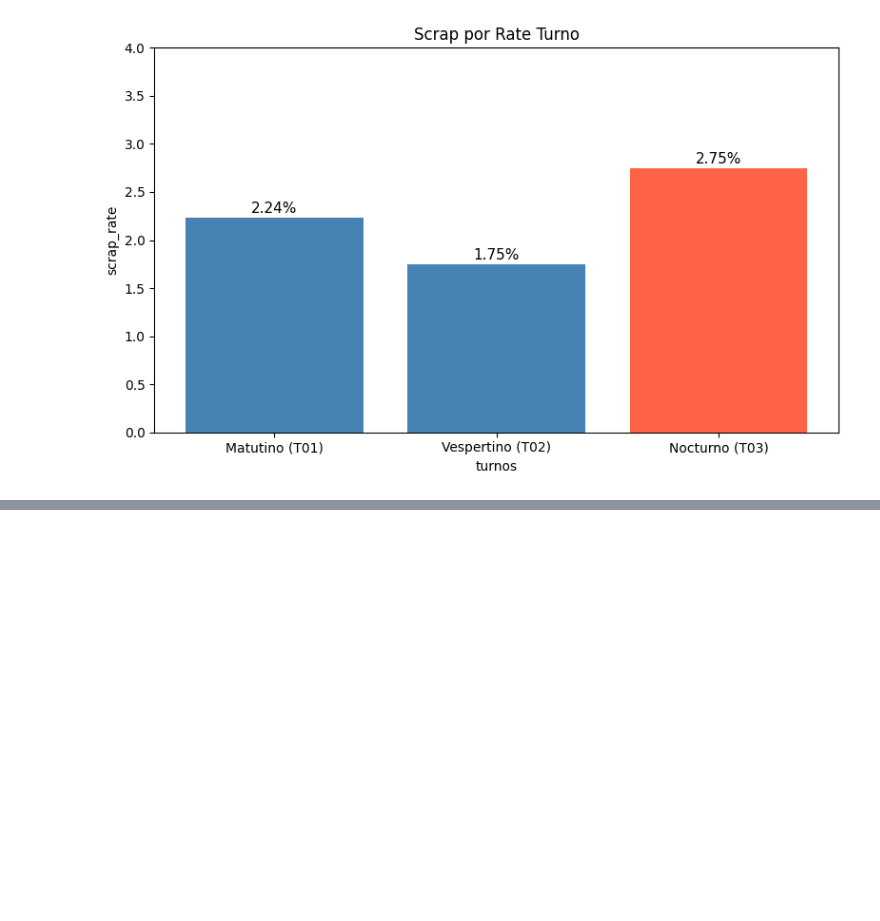
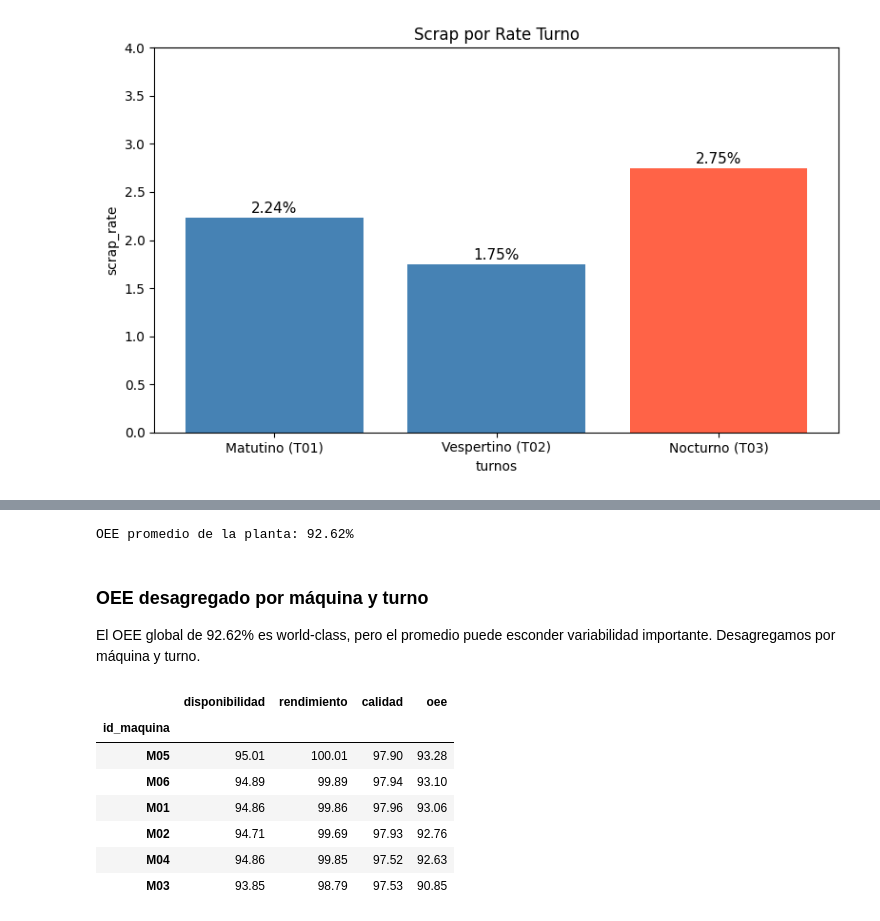
Before and after one commit to alevazto1-dev/portfolio-manufacturing-analytics, a Jupyter notebook: 01_proyecto_automotriz/notebooks/01_exploracion_inicial.ipynb, the cells around one changed output, grey strips where cells are left out. Drawn from its saved outputs; the diff is of its cells as text; code cells hidden in the pictures; blank space fills up the shorter version.

Commit message:
feat(automotriz): calculo OEE por maquina y turno con correccion de rendimiento

```diff
--- a/01_proyecto_automotriz/notebooks/01_exploracion_inicial.ipynb
+++ b/01_proyecto_automotriz/notebooks/01_exploracion_inicial.ipynb
@@ -527,0 +536,25 @@ plt.show()
+# %%
+produccion['disponibilidad'] = produccion['tiempo_operativo_min'] / produccion['tiempo_planeado_min']
+produccion['rendimiento'] = produccion['piezas_producidas'] / produccion['piezas_planeadas']
+produccion['calidad'] = produccion['piezas_buenas'] / produccion['piezas_producidas']
+produccion['oee'] = produccion['disponibilidad'] * produccion['rendimiento'] * produccion['calidad']
+print(f"OEE promedio de la planta: {produccion['oee'].mean() * 100:.2f}%")
+# %% [output]
+OEE promedio de la planta: 92.62%
+# %% [markdown]
+### OEE desagregado por máquina y turno
+
+El OEE global de 92.62% es world-class, pero el promedio puede
+esconder variabilidad importante. Desagregamos por máquina y turno.
+# %%
+oee_maquina = produccion.groupby('id_maquina')[['disponibilidad', 'rendimiento', 'calidad', 'oee']].mean() * 100
+oee_maquina.round(2).sort_values('oee', ascending=False)
+# %% [output]
+|  | disponibilidad | rendimiento | calidad | oee |
+| id_maquina |  |  |  |  |
+| M05 | 95.01 | 100.01 | 97.90 | 93.28 |
+| M06 | 94.89 | 99.89 | 97.94 | 93.10 |
+| M01 | 94.86 | 99.86 | 97.96 | 93.06 |
+| M02 | 94.71 | 99.69 | 97.93 | 92.76 |
+| M04 | 94.86 | 99.85 | 97.52 | 92.63 |
+| M03 | 93.85 | 98.79 | 97.53 | 90.85 |
```
Also changed, not shown: parts of 7 cells of this notebook.
